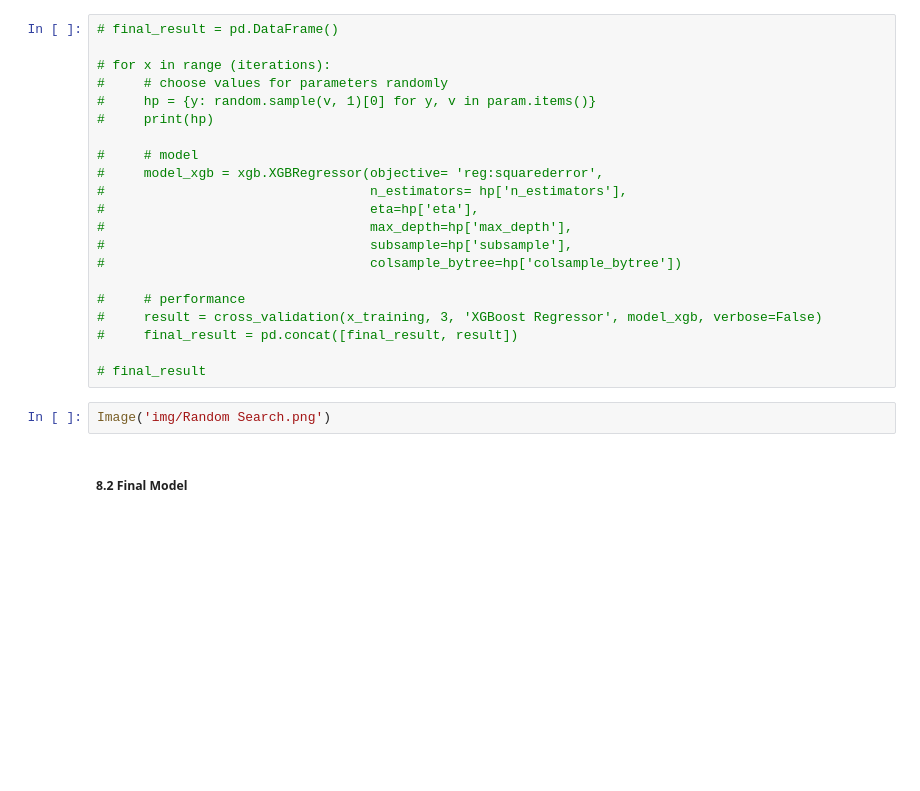
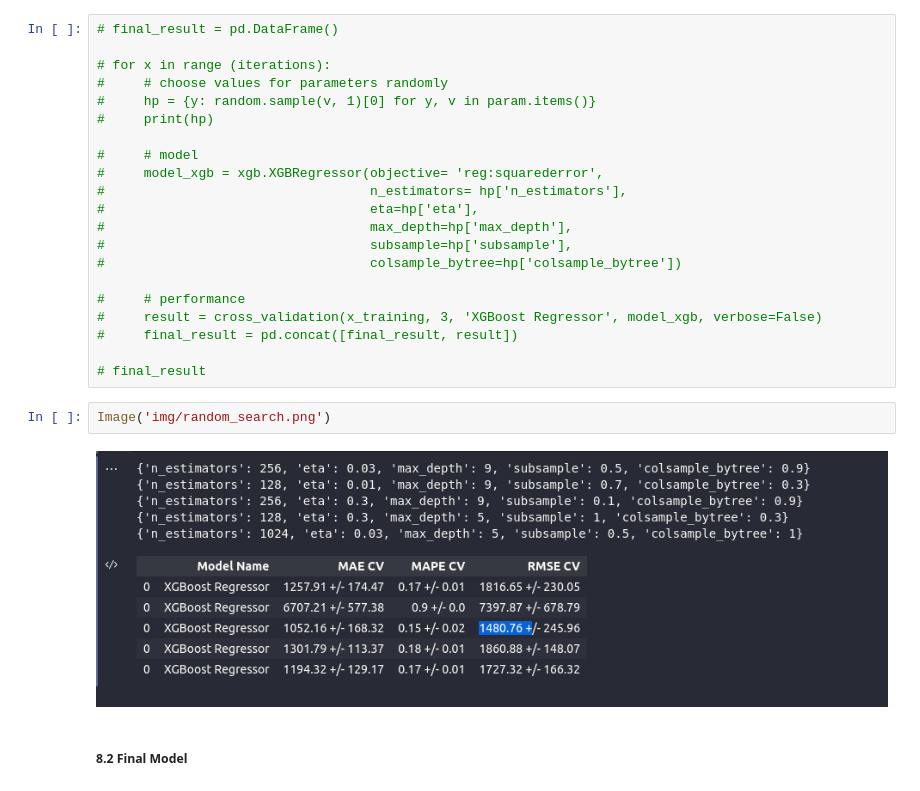
Before and after one commit to RicardoFFdev/webapp_rossmann, a Jupyter notebook: ds_producao_final.ipynb, the cells around one changed output. Cells and saved outputs as stored; diff of their text form; blank space fills up the shorter version.

```diff
--- a/ds_producao_final.ipynb
+++ b/ds_producao_final.ipynb
@@ -839,7 +1084,9 @@ iterations = 5
 
 # final_result
 # %%
-Image('img/Random Search.png')
+Image('img/random_search.png')
+# %% [output]
+[figure, added]
 # %% [markdown]
 ##### 8.2 Final Model
 # %%
```
Also changed, not shown: parts of 39 cells of this notebook, 10 other files.
